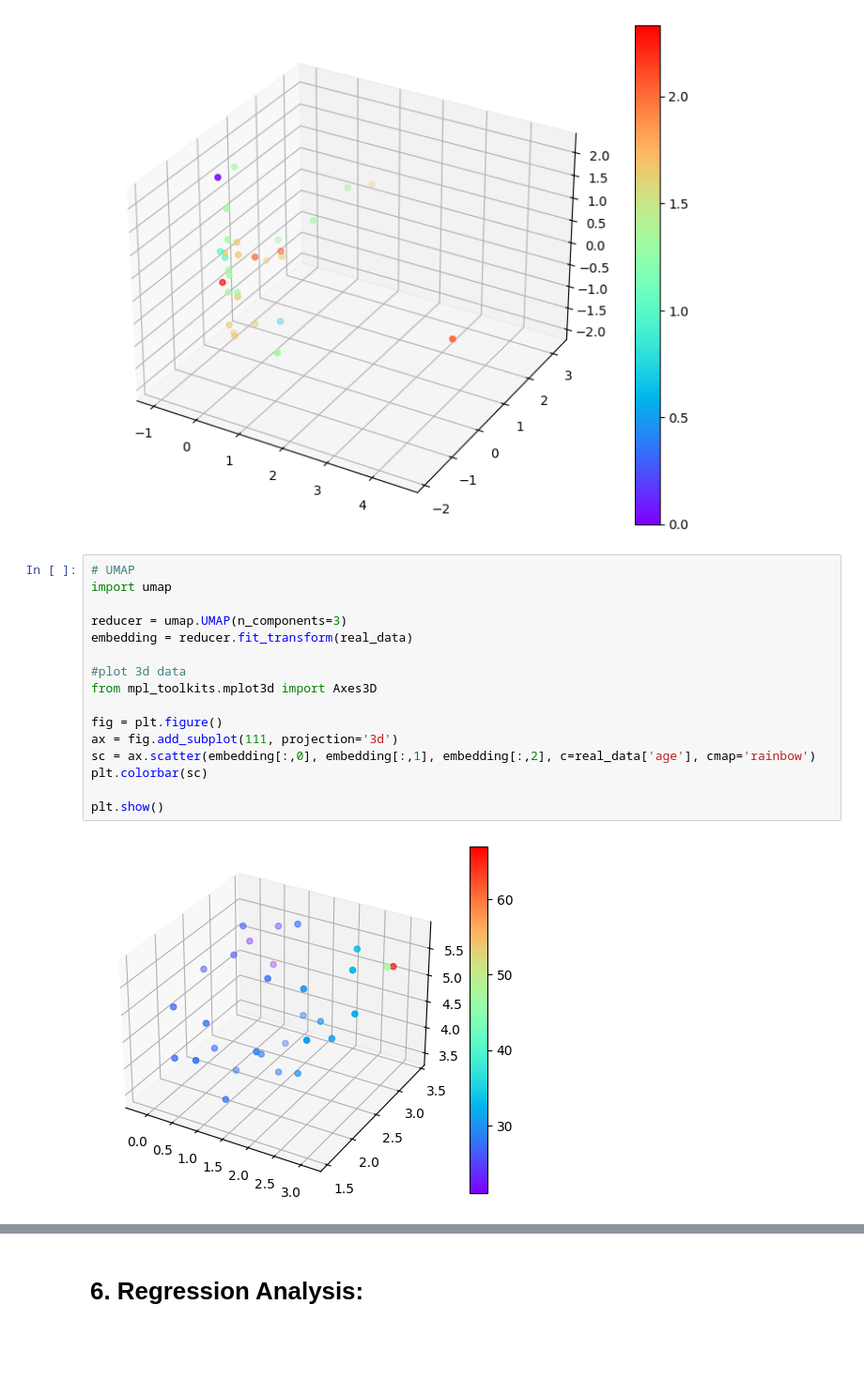
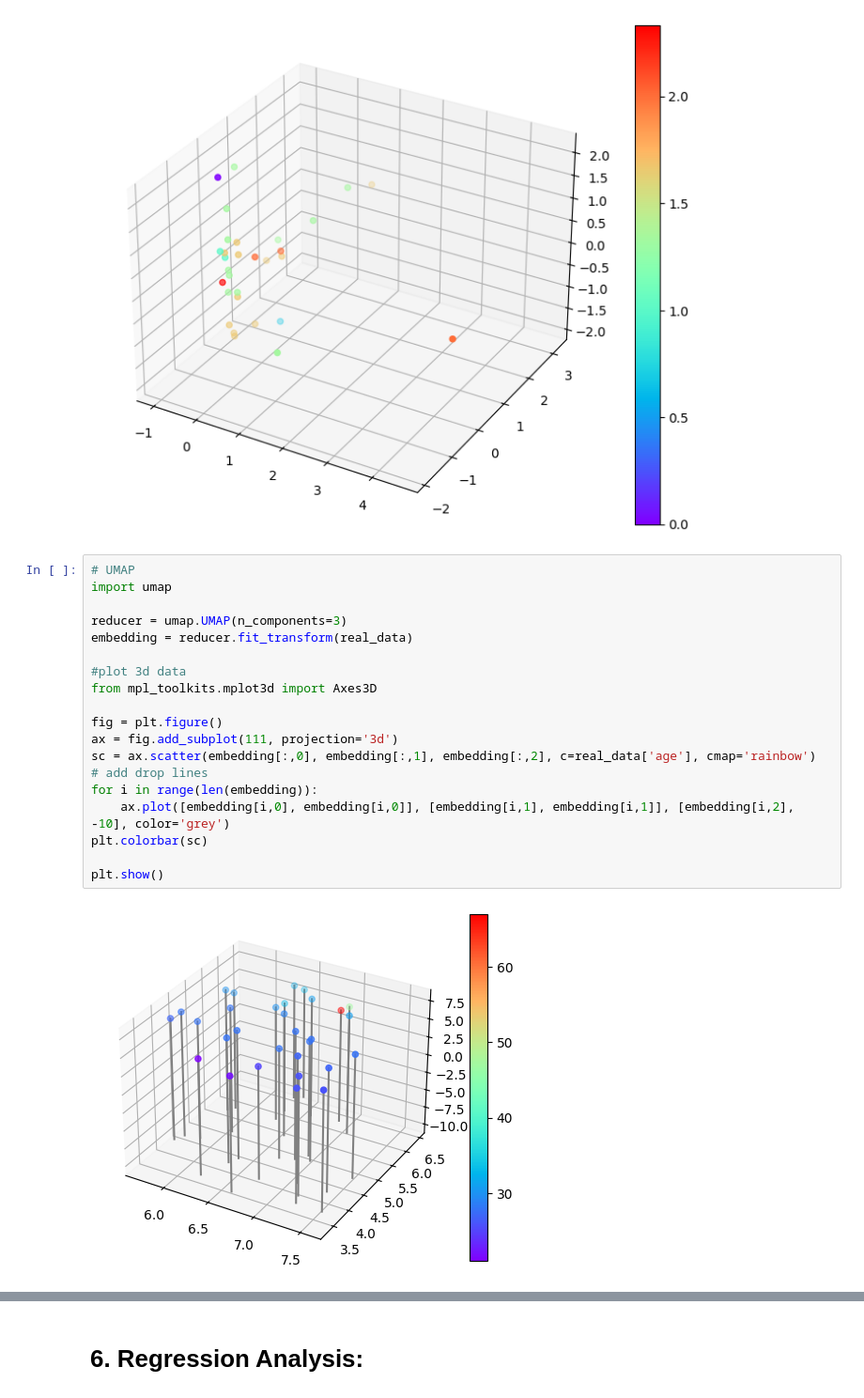
Before and after one commit to josura/tarots-and-AI, a Jupyter notebook: surveys-analysis.ipynb, the cells around one changed output, grey strips where cells are left out. Shown at 94% size. Drawn from its saved outputs; the diff is of its cells as text; blank space fills up the shorter version.

```diff
--- a/surveys-analysis.ipynb
+++ b/surveys-analysis.ipynb
@@ -358,21 +381,24 @@ plt.show()
 # %%
 # UMAP
 import umap
 
 reducer = umap.UMAP(n_components=3)
 embedding = reducer.fit_transform(real_data)
 
 #plot 3d data
 from mpl_toolkits.mplot3d import Axes3D
 
 fig = plt.figure()
 ax = fig.add_subplot(111, projection='3d')
 sc = ax.scatter(embedding[:,0], embedding[:,1], embedding[:,2], c=real_data['age'], cmap='rainbow')
+# add drop lines
+for i in range(len(embedding)):
+    ax.plot([embedding[i,0], embedding[i,0]], [embedding[i,1], embedding[i,1]], [embedding[i,2], -10], color='grey')
 plt.colorbar(sc)
 
 plt.show()
 # %% [output]
-[figure, old version]
+[figure, new version]
 # %%
 fig = plt.figure()
 ax = fig.add_subplot(111, projection='3d')
```
Also changed, not shown: parts of 11 cells of this notebook.
